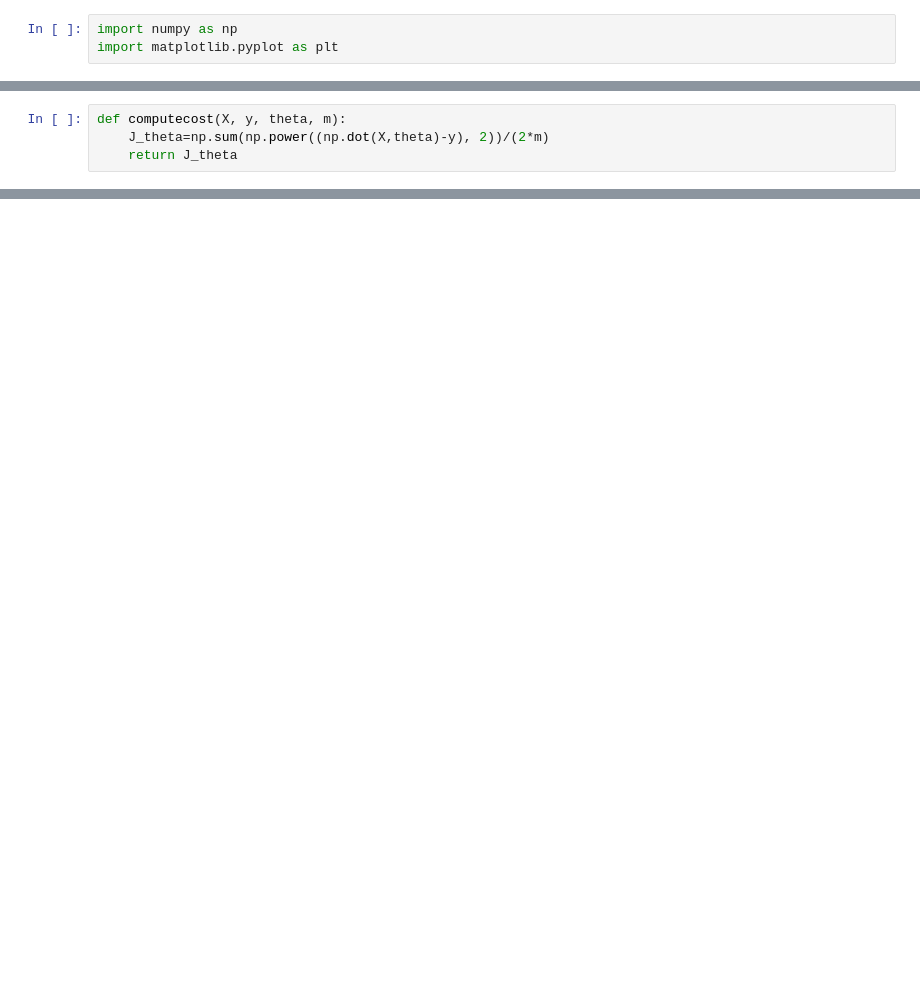
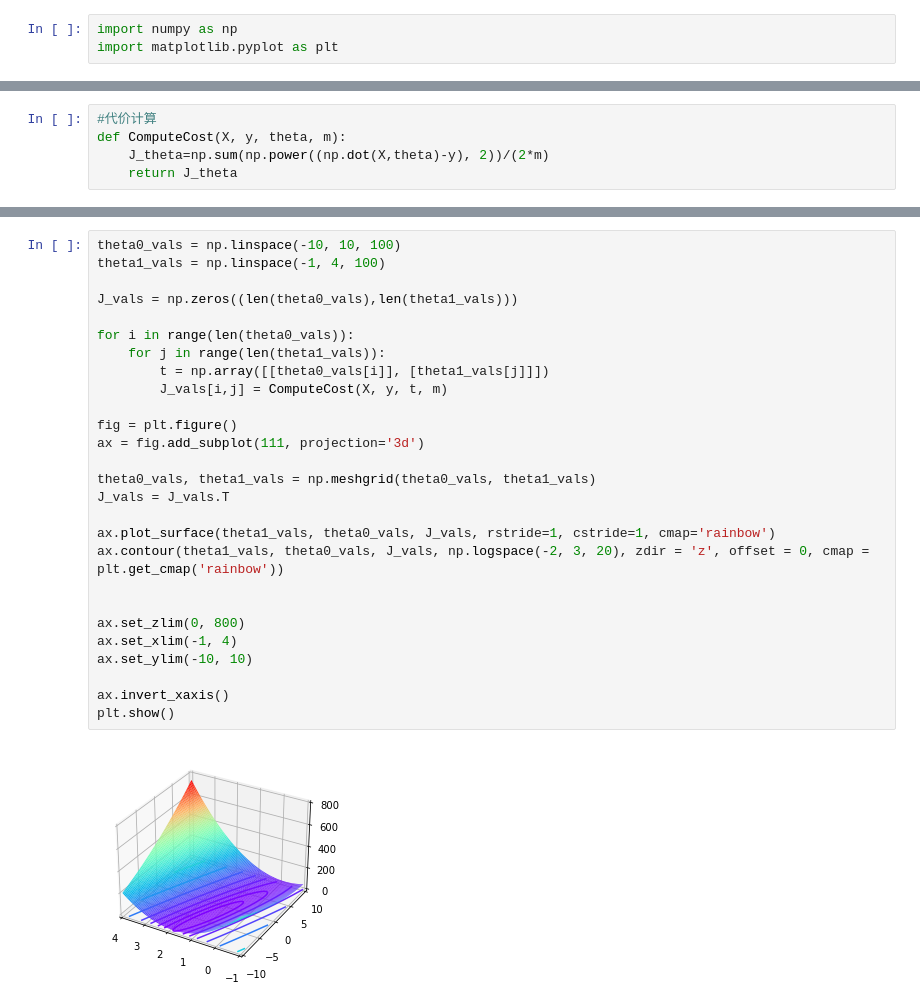
Before and after one commit to Fater20/MachineLearning_AndrewNg, a Jupyter notebook: machine-learning-ex1/ex1_py/ex1_1.ipynb, the cells around one changed output, grey strips where cells are left out. Saved outputs shown, nothing was run; the diff lists cells and outputs as text; blank space fills up the shorter version.

```diff
--- a/machine-learning-ex1/ex1_py/ex1_1.ipynb
+++ b/machine-learning-ex1/ex1_py/ex1_1.ipynb
@@ -15,5 +17,6 @@ alpha = 0.01
 # %%
-def computecost(X, y, theta, m):
+#代价计算
+def ComputeCost(X, y, theta, m):
     J_theta=np.sum(np.power((np.dot(X,theta)-y), 2))/(2*m)
     return J_theta
 # %%
@@ -55,3 +60,32 @@ ax.set_title('Training data with linear regression')
 plt.show()
 # %% [output]
 [figure]
+# %%
+theta0_vals = np.linspace(-10, 10, 100)
+theta1_vals = np.linspace(-1, 4, 100)
+
+J_vals = np.zeros((len(theta0_vals),len(theta1_vals)))
+
+for i in range(len(theta0_vals)):
+    for j in range(len(theta1_vals)):
+        t = np.array([[theta0_vals[i]], [theta1_vals[j]]])
+        J_vals[i,j] = ComputeCost(X, y, t, m)
+
+fig = plt.figure()
+ax = fig.add_subplot(111, projection='3d')
+
+theta0_vals, theta1_vals = np.meshgrid(theta0_vals, theta1_vals)
+J_vals = J_vals.T
+
+ax.plot_surface(theta1_vals, theta0_vals, J_vals, rstride=1, cstride=1, cmap='rainbow')
+ax.contour(theta1_vals, theta0_vals, J_vals, np.logspace(-2, 3, 20), zdir = 'z', offset = 0, cmap = plt.get_cmap('rainbow'))
+
+
+ax.set_zlim(0, 800)
+ax.set_xlim(-1, 4)
+ax.set_ylim(-10, 10)
+
+ax.invert_xaxis()
+plt.show()
+# %% [output]
+[figure, added]
```
Also changed, not shown: parts of 6 cells of this notebook.
